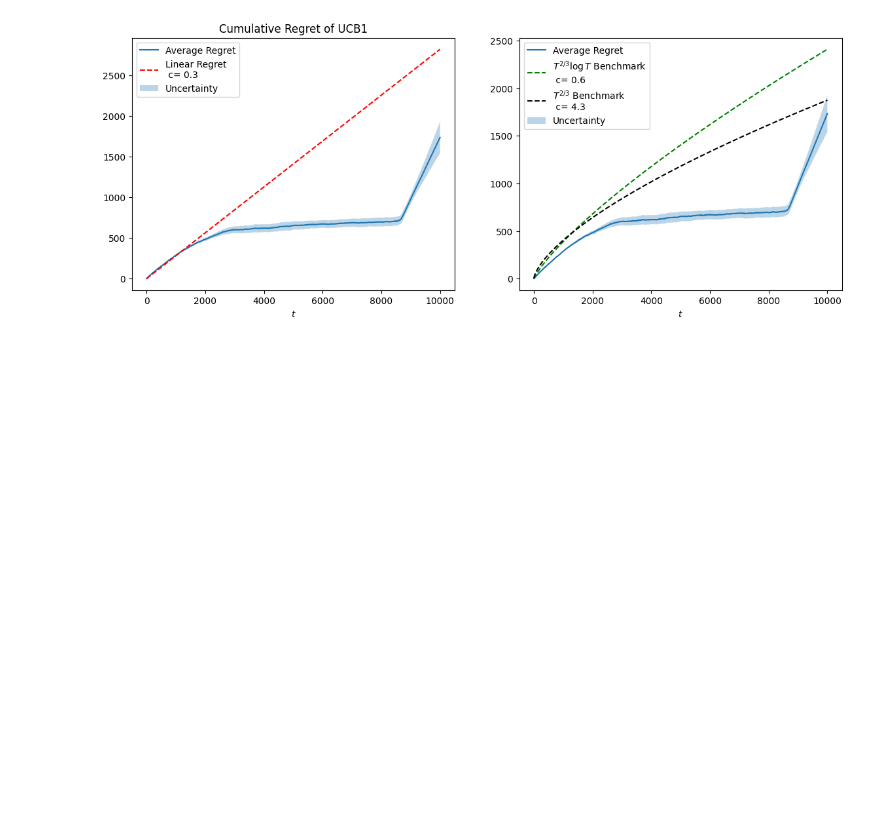
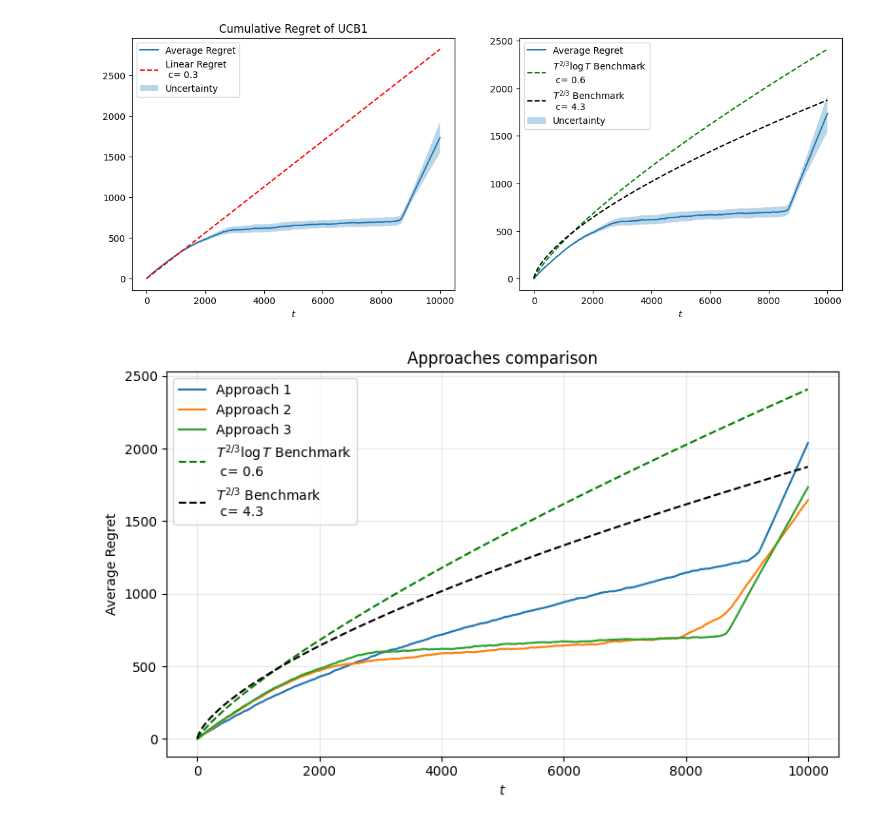
Before and after one commit to matteopasqual02/OLA-2025-project, a Jupyter notebook: R2_Multiple_products_and_stochastic_environment.ipynb, the cells around one changed output. Saved outputs shown, nothing was run; the diff lists cells and outputs as text; code cells hidden in the pictures; blank space fills up the shorter version.

Commit message:
Comparison plotting

```diff
--- a/R2_Multiple_products_and_stochastic_environment.ipynb
+++ b/R2_Multiple_products_and_stochastic_environment.ipynb
@@ -204,11 +204,11 @@ for seed in range(n_trials):
     regret_per_trial.append(cumulative_regret)
 
 regret_per_trial = np.array(regret_per_trial)
-average_regret = regret_per_trial.mean(axis=0)
+average_regret_1 = regret_per_trial.mean(axis=0)
 regret_std = regret_per_trial.std(axis=0)
 
 print("Agent Cumulative Reward", np.sum(ag_utility))
-print("Average cumulative regret", average_regret[-1])
+print("Average cumulative regret", average_regret_1[-1])
 # %% [output]
 Gamma: [[ 0.  0.  0.  0. -0.  1.  0.  0.  0.  0.  0.]
  [ 0.  0.  0.  0.  0.  1. -0.  0.  0.  0.  0.]
@@ -418,11 +418,11 @@ for seed in range(n_trials):
     print(f"Trial {seed} budget left:", agent.budget)
 
 regret_per_trial = np.array(regret_per_trial)
-average_regret = regret_per_trial.mean(axis=0)
+average_regret_2 = regret_per_trial.mean(axis=0)
 regret_std = regret_per_trial.std(axis=0)
 
 print("Agent Cumulative Reward", np.sum(ag_utility))
-print("Average cumulative regret", average_regret[-1])
+print("Average cumulative regret", average_regret_2[-1])
 # %% [output]
 Gamma: [[ 0.  0.  0.  0. -0.  1.  0.  0.  0.  0.  0.]
  [ 0.  0.  0.  0.  0.  1. -0.  0.  0.  0.  0.]
@@ -623,9 +622,9 @@ for seed in range(n_trials):
     print(f"Trial {seed} budget left:", agent.budget)
 
 regret_per_trial = np.array(regret_per_trial)
-average_regret = regret_per_trial.mean(axis=0)
+average_regret_3 = regret_per_trial.mean(axis=0)
 regret_std = regret_per_trial.std(axis=0)
 
 print("Agent Cumulative Reward", np.sum(ag_utility))
-print("Average cumulative regret", average_regret[-1])
+print("Average cumulative regret", average_regret_3[-1])
 # %% [output]
@@ -697,3 +696,54 @@ axs[1].legend()
 plt.show()
 # %% [output]
 [figure]
+# %%
+fig, ax = plt.subplots(figsize=(8, 5))
+
+ax.plot(t_vals, average_regret_1, label="Approach 1")
+'''
+ax.fill_between(
+    t_vals,
+    average_regret_1 - regret_std_1 / np.sqrt(n_trials),
+    average_regret_1 + regret_std_1 / np.sqrt(n_trials),
+    alpha=0.2
+)
+'''
+ax.plot(t_vals, average_regret_2, label="Approach 2")
+'''
+ax.fill_between(
+    t_vals,
+    average_regret_2 - regret_std_2 / np.sqrt(n_trials),
+    average_regret_2 + regret_std_2 / np.sqrt(n_trials),
+    alpha=0.2
+)
+'''
+ax.plot(t_vals, average_regret_3, label="Approach 3")
+'''
+ax.fill_between(
+    t_vals,
+    average_regret_3 - regret_std_3 / np.sqrt(n_trials),
+    average_regret_3 + regret_std_3 / np.sqrt(n_trials),
+    alpha=0.2
+)
+'''
+
+t_vals = np.arange(1, T+1)
+c_log = 0.6
+benchmark = (t_vals ** (2/3)) * np.log(t_vals) * exp_utility * c_log
+ax.plot(np.arange(T), benchmark, label=r'$T^{2/3}\log T$ Benchmark' + f'\n c= {c_log}', linestyle='--', color='green')
+c_no_log = 4.3
+benchmark = (t_vals ** (2/3)) * exp_utility * c_no_log
+ax.plot(np.arange(T), benchmark, label=r'$T^{2/3}$ Benchmark'+ f'\n c= {c_no_log}', linestyle='--', color='black')
+
+
+# --- Etichette e legenda ---
+ax.set_title("Average regret comparison")
+ax.set_xlabel("$t$")
+ax.set_ylabel("Average Regret")
+ax.legend()
+ax.grid(alpha=0.3)
+
+plt.tight_layout()
+plt.show()
+# %% [output]
+[figure, added]
```
Also changed, not shown: parts of 6 cells of this notebook.
